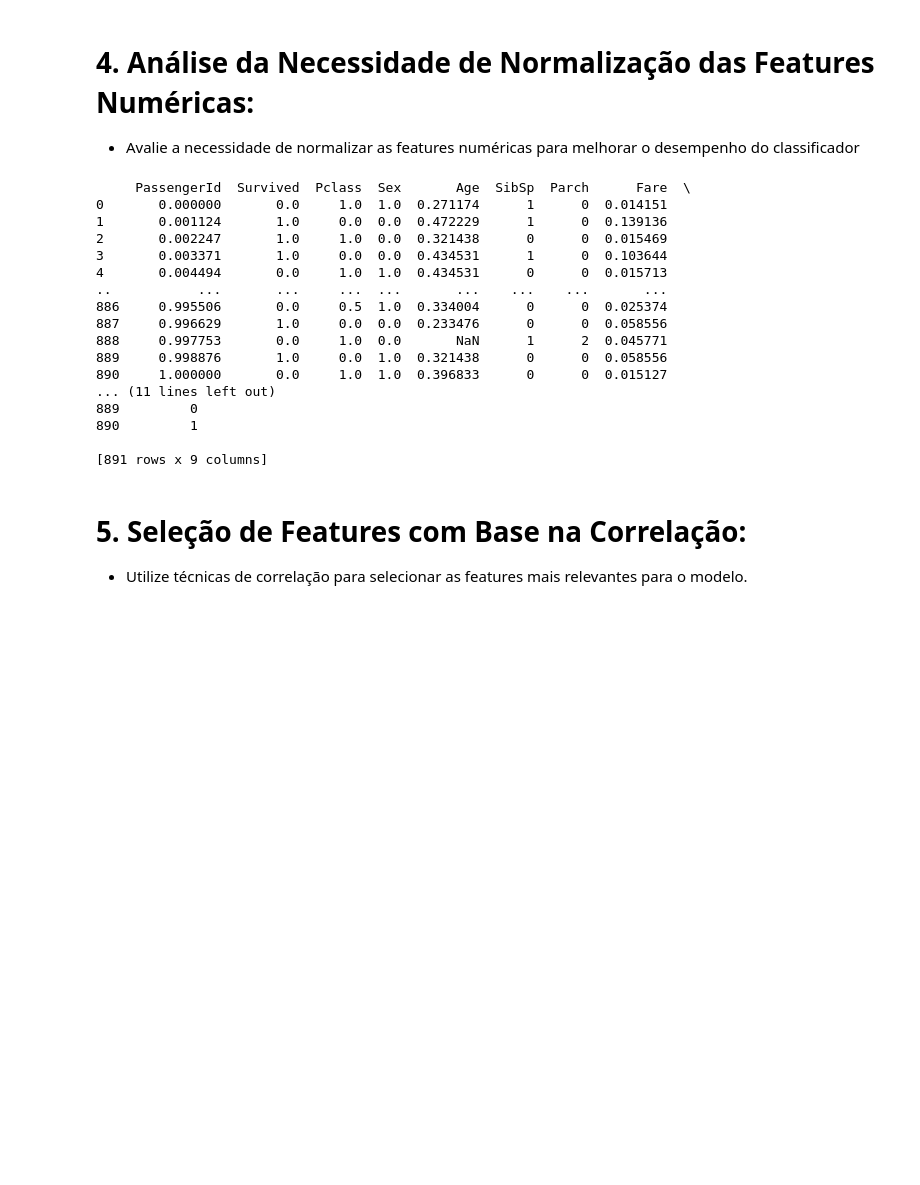
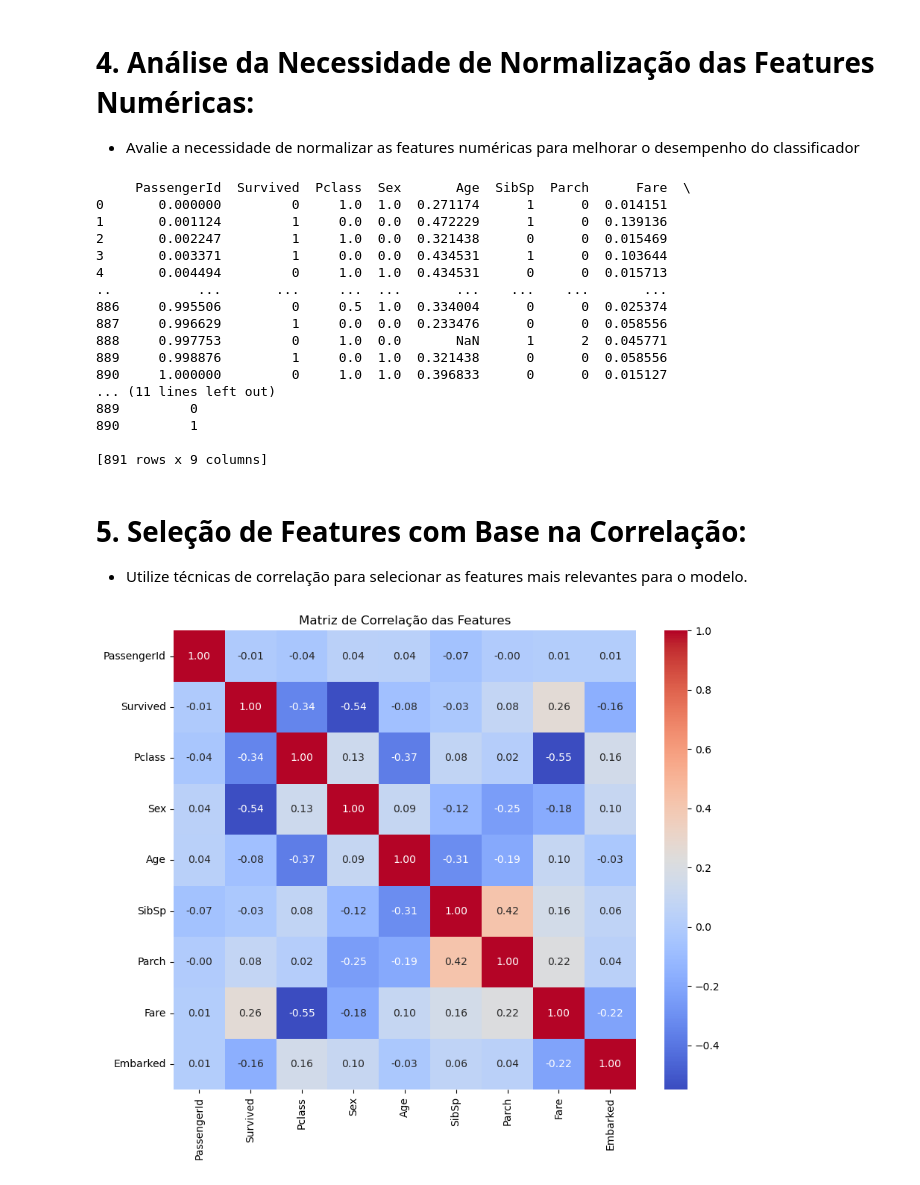
Before and after one commit to rdrigrs/Data_Science_Introduction, a Jupyter notebook: tp2/kNN.ipynb, the cells around one changed output. Cells and saved outputs as stored; diff of their text form; code cells hidden in the pictures; blank space fills up the shorter version.

```diff
--- a/tp2/kNN.ipynb
+++ b/tp2/kNN.ipynb
@@ -85,25 +86,26 @@ from sklearn.preprocessing import MinMaxScaler
 
 scaler = MinMaxScaler()
 
-df_norm = pd.DataFrame(scaler.fit_transform(df), columns=df_num.columns)
+df_norm = pd.DataFrame(scaler.fit_transform(df_num), columns=df_num.columns)
 df_norm['Embarked'] = le.fit_transform(df_norm['Embarked'])
 df_norm['SibSp'] = le.fit_transform(df_norm['SibSp'])
 df_norm['Parch'] = le.fit_transform(df_norm['Parch'])
+df_norm['Survived'] = le.fit_transform(df_norm['Survived'])
 
 print(df_norm)
 # %% [output]
      PassengerId  Survived  Pclass  Sex       Age  SibSp  Parch      Fare  \
-0       0.000000       0.0     1.0  1.0  0.271174      1      0  0.014151
-1       0.001124       1.0     0.0  0.0  0.472229      1      0  0.139136
-2       0.002247       1.0     1.0  0.0  0.321438      0      0  0.015469
-3       0.003371       1.0     0.0  0.0  0.434531      1      0  0.103644
-4       0.004494       0.0     1.0  1.0  0.434531      0      0  0.015713
+0       0.000000         0     1.0  1.0  0.271174      1      0  0.014151
+1       0.001124         1     0.0  0.0  0.472229      1      0  0.139136
+2       0.002247         1     1.0  0.0  0.321438      0      0  0.015469
+3       0.003371         1     0.0  0.0  0.434531      1      0  0.103644
+4       0.004494         0     1.0  1.0  0.434531      0      0  0.015713
 ..           ...       ...     ...  ...       ...    ...    ...       ...
-886     0.995506       0.0     0.5  1.0  0.334004      0      0  0.025374
-887     0.996629       1.0     0.0  0.0  0.233476      0      0  0.058556
-888     0.997753       0.0     1.0  0.0       NaN      1      2  0.045771
-889     0.998876       1.0     0.0  1.0  0.321438      0      0  0.058556
-890     1.000000       0.0     1.0  1.0  0.396833      0      0  0.015127
+886     0.995506         0     0.5  1.0  0.334004      0      0  0.025374
+887     0.996629         1     0.0  0.0  0.233476      0      0  0.058556
+888     0.997753         0     1.0  0.0       NaN      1      2  0.045771
+889     0.998876         1     0.0  1.0  0.321438      0      0  0.058556
+890     1.000000         0     1.0  1.0  0.396833      0      0  0.015127
 ... (11 lines left out)
 889         0
 890         1
@@ -112,3 +114,15 @@ print(df_norm)
 # %% [markdown]
 # 5. Seleção de Features com Base na Correlação:
  - Utilize técnicas de correlação para selecionar as features mais relevantes para o modelo.
+# %%
+import seaborn as sns
+import matplotlib.pyplot as plt
+
+correlation_matrix = df_norm.corr()
+
+plt.figure(figsize=(10, 8))
+sns.heatmap(correlation_matrix, annot=True, cmap='coolwarm', fmt='.2f')
+plt.title('Matriz de Correlação das Features')
+plt.show()
+# %% [output]
+[figure, added]
```
Also changed, not shown: parts of 13 cells of this notebook.
